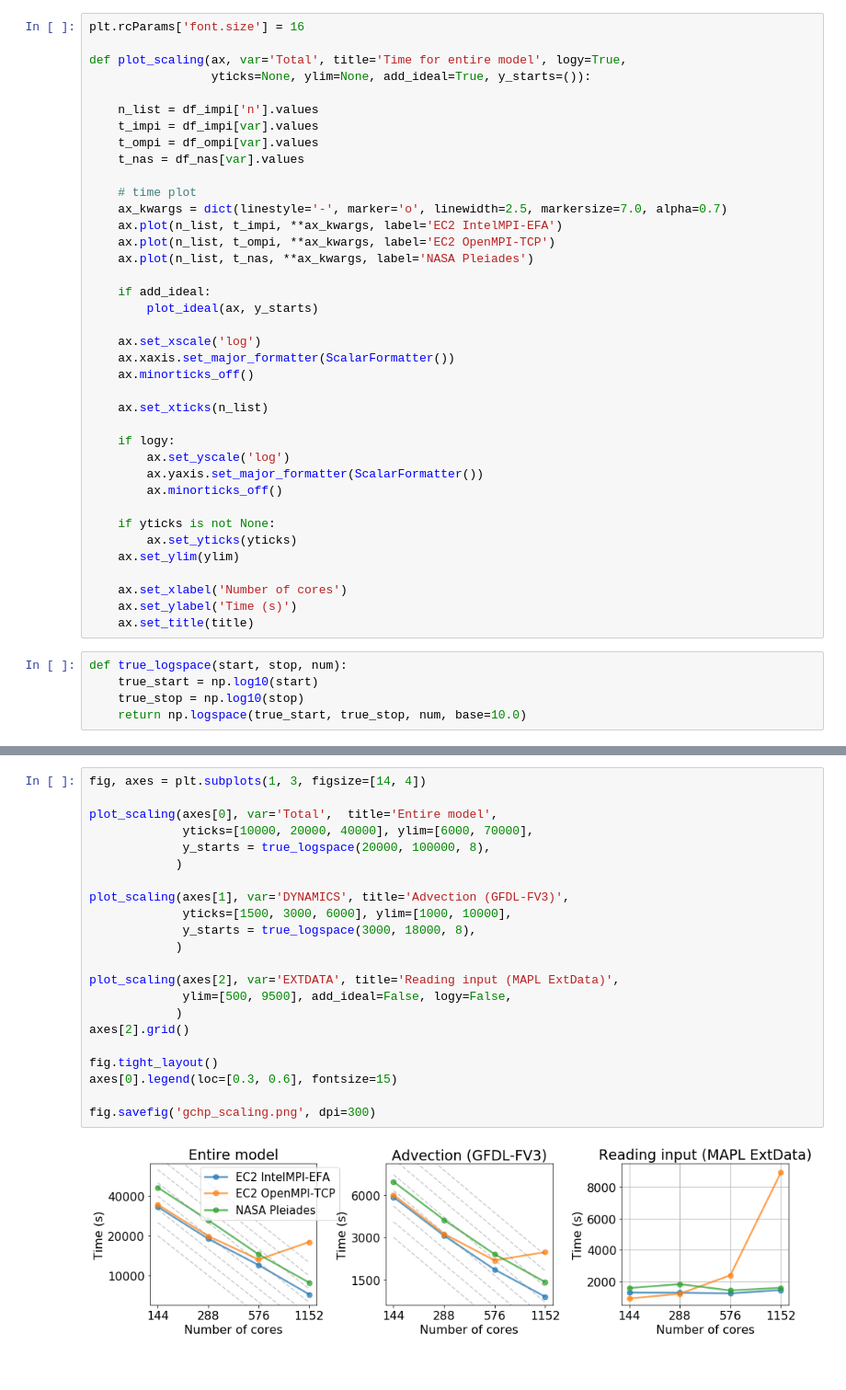
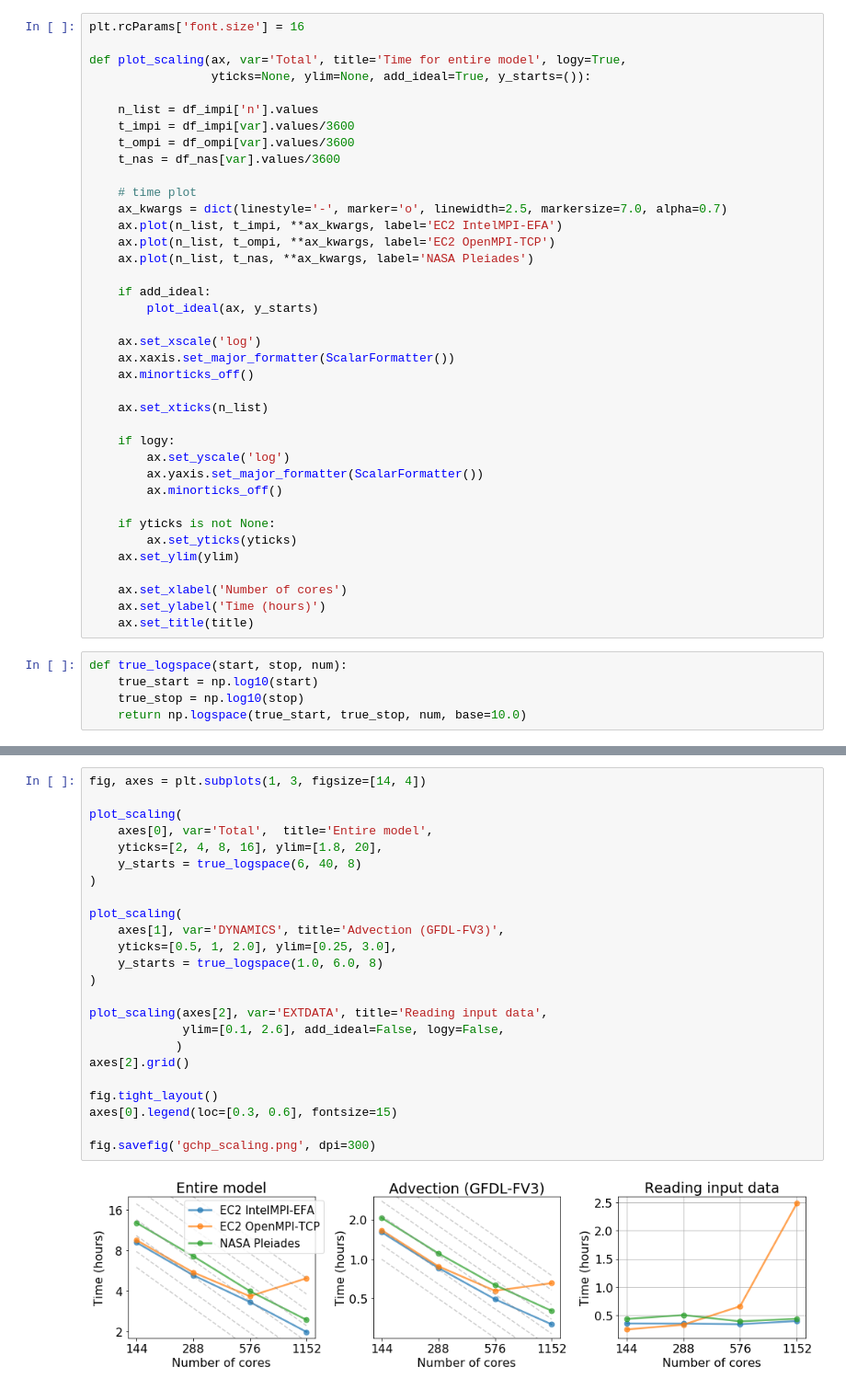
Before and after one commit to JiaweiZhuang/cloud-gchp-paper, a Jupyter notebook: notebooks/gchp_scaling_logscale.ipynb, the cells around one changed output, grey strips where cells are left out. Shown at 92% size. Saved outputs shown, nothing was run; the diff lists cells and outputs as text; blank space fills up the shorter version.

```diff
--- a/notebooks/gchp_scaling_logscale.ipynb
+++ b/notebooks/gchp_scaling_logscale.ipynb
@@ -57,9 +57,9 @@ def plot_scaling(ax, var='Total', title='Time for entire model', logy=True,
                  yticks=None, ylim=None, add_ideal=True, y_starts=()):
 
     n_list = df_impi['n'].values
-    t_impi = df_impi[var].values
-    t_ompi = df_ompi[var].values
-    t_nas = df_nas[var].values
+    t_impi = df_impi[var].values/3600
+    t_ompi = df_ompi[var].values/3600
+    t_nas = df_nas[var].values/3600
 
     # time plot
     ax_kwargs = dict(linestyle='-', marker='o', linewidth=2.5, markersize=7.0, alpha=0.7)
@@ -86,7 +86,7 @@ def plot_scaling(ax, var='Total', title='Time for entire model', logy=True,
     ax.set_ylim(ylim)
 
     ax.set_xlabel('Number of cores')
-    ax.set_ylabel('Time (s)')
+    ax.set_ylabel('Time (hours)')
     ax.set_title(title)
 # %%
 def true_logspace(start, stop, num):
@@ -130,24 +130,26 @@ ax.legend()
 # %%
 fig, axes = plt.subplots(1, 3, figsize=[14, 4])
 
-plot_scaling(axes[0], var='Total',  title='Entire model',
-             yticks=[10000, 20000, 40000], ylim=[6000, 70000],
-             y_starts = true_logspace(20000, 100000, 8),
-            )
+plot_scaling(
+    axes[0], var='Total',  title='Entire model',
+    yticks=[2, 4, 8, 16], ylim=[1.8, 20],
+    y_starts = true_logspace(6, 40, 8)
+)
 
-plot_scaling(axes[1], var='DYNAMICS', title='Advection (GFDL-FV3)',
-             yticks=[1500, 3000, 6000], ylim=[1000, 10000],
-             y_starts = true_logspace(3000, 18000, 8),
-            )
+plot_scaling(
+    axes[1], var='DYNAMICS', title='Advection (GFDL-FV3)',
+    yticks=[0.5, 1, 2.0], ylim=[0.25, 3.0],
+    y_starts = true_logspace(1.0, 6.0, 8)
+)
 
-plot_scaling(axes[2], var='EXTDATA', title='Reading input (MAPL ExtData)',
-             ylim=[500, 9500], add_ideal=False, logy=False,
+plot_scaling(axes[2], var='EXTDATA', title='Reading input data',
+             ylim=[0.1, 2.6], add_ideal=False, logy=False,
             )
 axes[2].grid()
 
 fig.tight_layout()
 axes[0].legend(loc=[0.3, 0.6], fontsize=15)
 
 fig.savefig('gchp_scaling.png', dpi=300)
 # %% [output]
-[figure, old version]
+[figure, new version]
```
Also changed, not shown: parts of 4 cells of this notebook.
